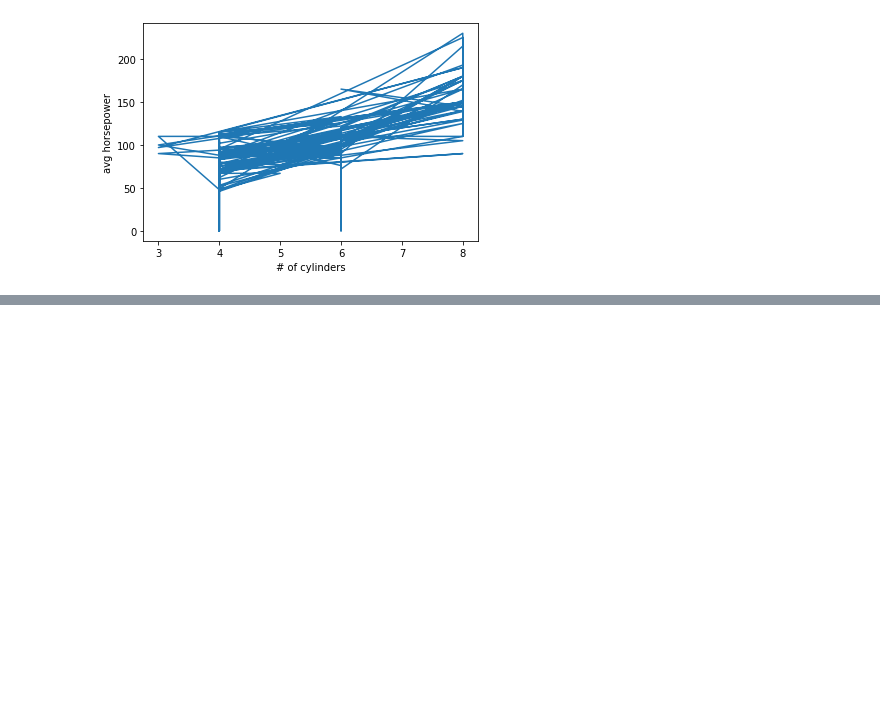
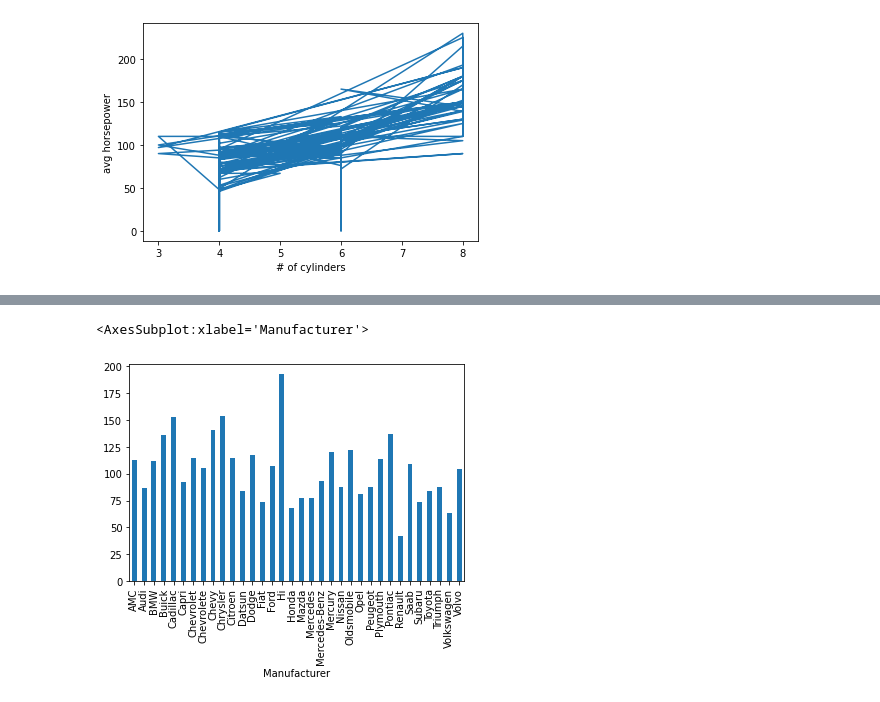
Before and after one commit to poxford3/jupyter, a Jupyter notebook: working_file.ipynb, the cells around one changed output, grey strips where cells are left out. Cells and saved outputs as stored; diff of their text form; code cells hidden in the pictures; blank space fills up the shorter version.

```diff
--- a/working_file.ipynb
+++ b/working_file.ipynb
@@ -60,3 +61,9 @@ plt.ylabel('avg horsepower')
 plt.show()
 # %% [output]
 [figure]
+# %%
+new = df['Car'].str.split(' ', n=1,expand=True)
+
+df['Manufacturer'] = new[0]
+
+df.head()
@@ -62,0 +77,5 @@ plt.show()
+# %%
+df.groupby('Manufacturer').mean()['Horsepower'].plot(kind='bar')
+# %% [output]
+<AxesSubplot:xlabel='Manufacturer'>
+[figure, added]
```
Also changed, not shown: parts of 2 cells of this notebook, 2 other files.
